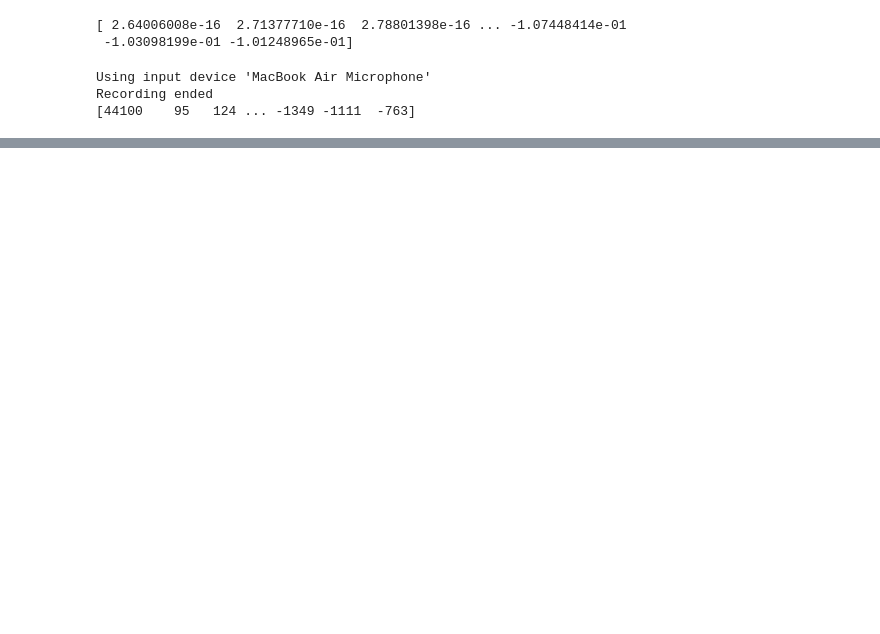
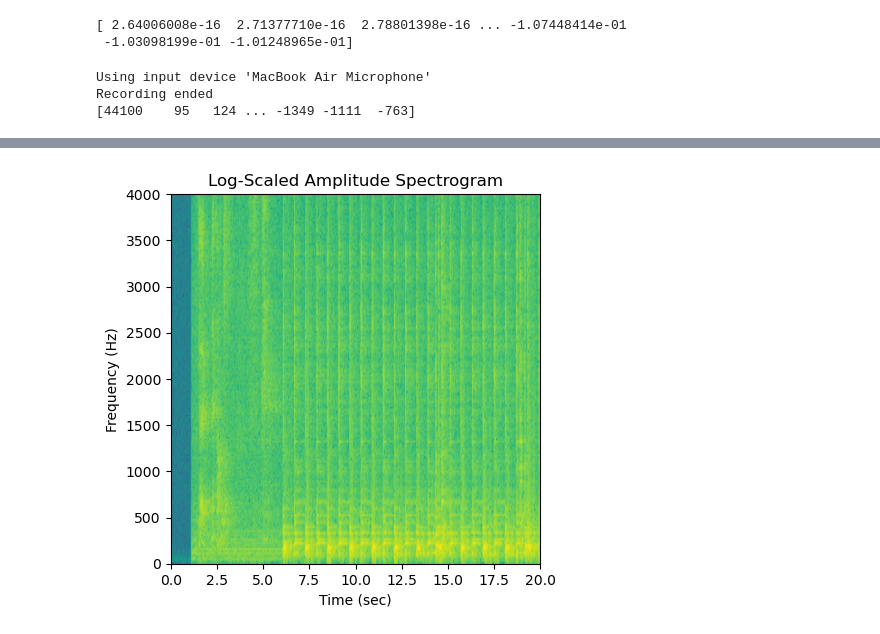
Before and after one commit to niranjana22222/Audio-Capstone-Project-, a Jupyter notebook: Untitled.ipynb, the cells around one changed output, grey strips where cells are left out. Saved outputs shown, nothing was run; the diff lists cells and outputs as text; code cells hidden in the pictures; blank space fills up the shorter version.

```diff
--- a/Untitled.ipynb
+++ b/Untitled.ipynb
@@ -370,0 +425,64 @@ def fingerprints(spectrogram_peaks, fanout_value):
+# %%
+%matplotlib inline
+import matplotlib.pyplot as plt
+import matplotlib.mlab as mlab
+import numpy as np
+from mygrad import sliding_window_view
+
+# Constants
+sampling_rate = 44100  # sampling rate in Hz
+
+# Load and parse your audio (replace with your own function or method)
+audio_data = load_and_parse("Battles.mp3")
+
+# Generate spectrogram
+S, freqs, times = mlab.specgram(
+    audio_data,
+    NFFT=4096,
+    Fs=sampling_rate,
+    window=mlab.window_hanning,
+    noverlap=int(4096 / 2),
+    mode='magnitude'
+)
+
+# Calculate total duration of the audio recording in seconds
+total_duration = len(audio_data) / sampling_rate
+
+# Compute window size
+window_dt = times[1] - times[0]  # time step between consecutive spectrogram columns
+window_size = int(window_dt * sampling_rate)
+
+# Create non-overlapping windows of audio data
+windowed_audio = sliding_window_view(audio_data, window_shape=(window_size,), step=window_size)
+
+# Compute spectrogram using FFT
+M, N = windowed_audio.shape
+ck_for_each_window = np.fft.rfft(windowed_audio, axis=1)
+ak_for_each_window = np.absolute(ck_for_each_window) / N
+ak_for_each_window[:, 1 : (-1 if N % 2 == 0 else None)] *= 2
+spectrogram = ak_for_each_window.T  # rows: freq, cols: time
+
+# Plot log-scaled amplitude spectrogram
+max_freq = 4000  # the largest frequency that we want to plot
+
+# Adjust extent and aspect ratio for the full duration of the recording
+extent = (0, total_duration, 0, (window_size // 2 + 1) / window_dt)
+aspect_ratio = total_duration / max_freq
+
+
+ax[1].imshow(
+    np.log(spectrogram),
+    origin="lower",
+    aspect=aspect_ratio,
+    extent=extent,
+    interpolation="bilinear",
+)
+ax[1].set_ylim(0, max_freq)
+
+ax[1].set_xlabel("Time (sec)")
+ax[1].set_ylabel("Frequency (Hz)")
+ax[1].set_title("Log-Scaled Amplitude Spectrogram")
+
+plt.show()
+# %% [output]
+[figure, added]
```
Also changed, not shown: parts of 6 cells of this notebook.
